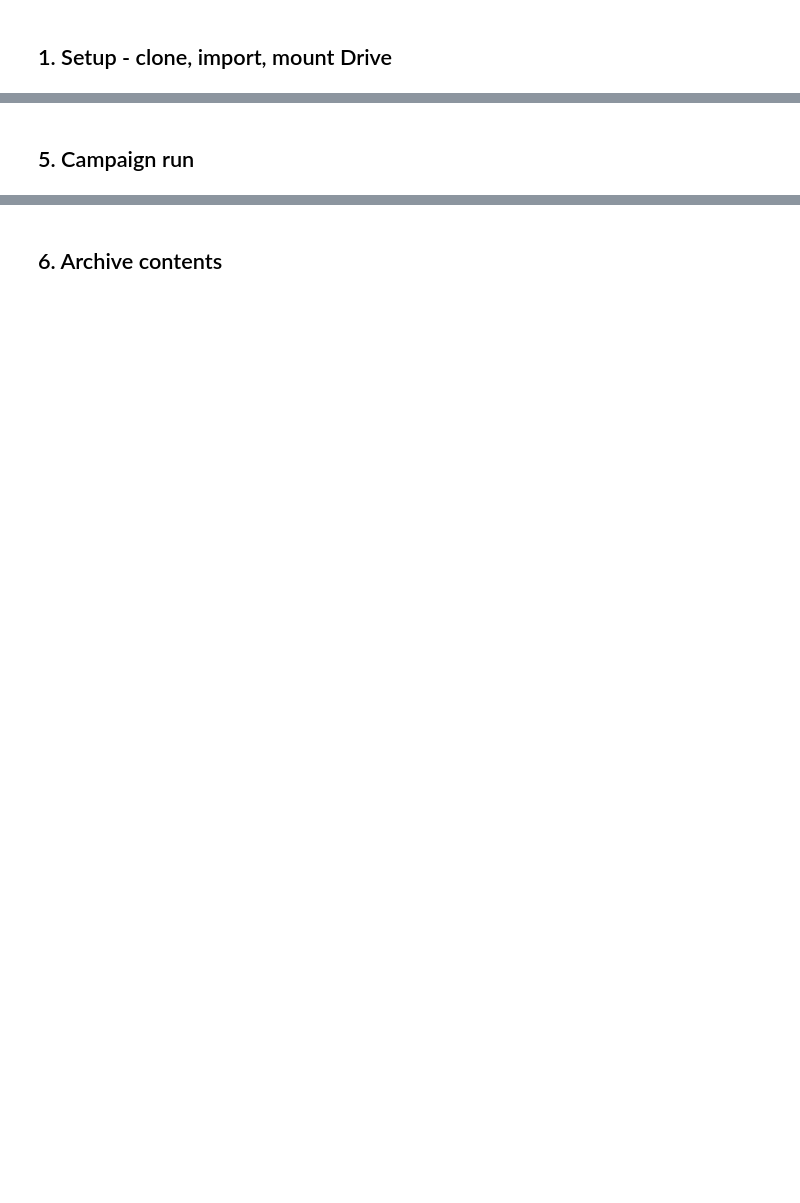
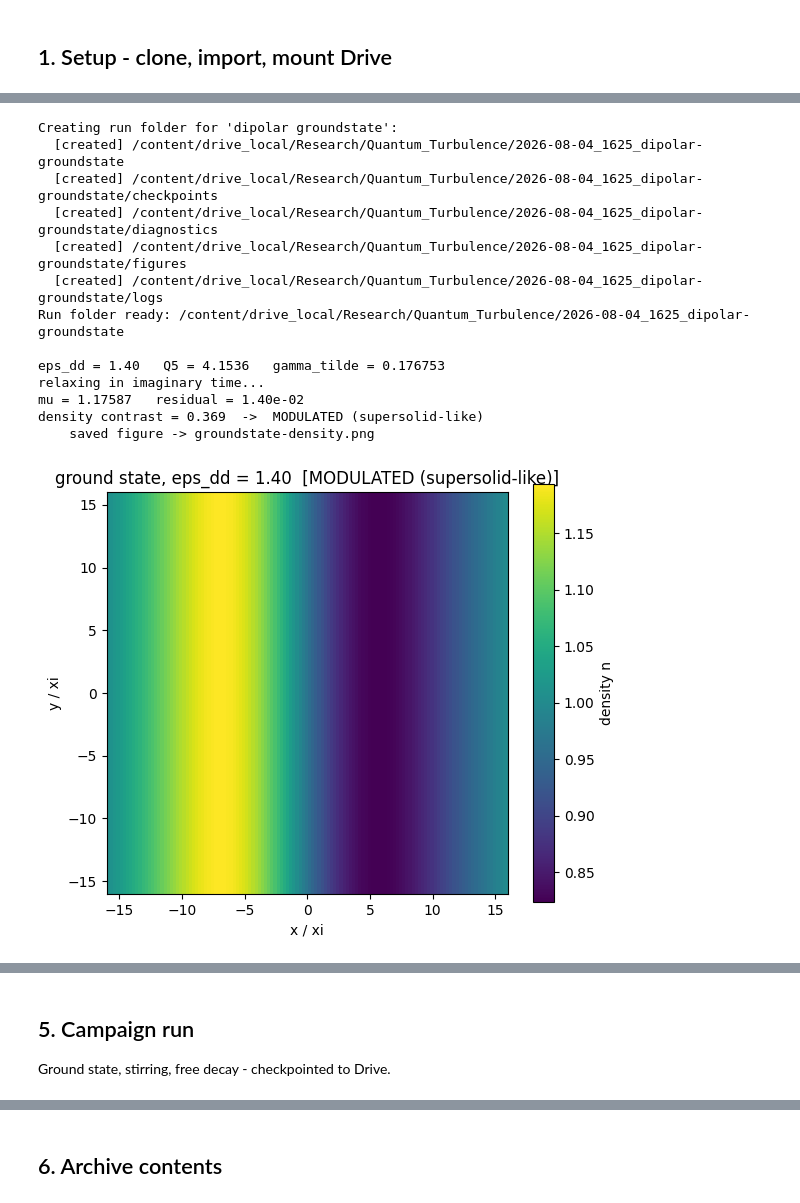
Before and after one commit to vk001king/qt, a Jupyter notebook: notebooks/qt_colab.ipynb, the cells around one changed output, grey strips where cells are left out. Saved outputs shown, nothing was run; the diff lists cells and outputs as text; code cells hidden in the pictures; blank space fills up the shorter version.

```diff
--- a/notebooks/qt_colab.ipynb
+++ b/notebooks/qt_colab.ipynb
@@ -197,11 +225,5 @@ stripe a crystal.
 # %%
-# CELL 4 - Dipolar ground state, with an HONEST modulation test.
-#
-# Contrast alone does not prove supersolidity: the largest mode a
-# periodic box allows has wavelength = box size, and a single stripe
-# filling the box gives a big contrast while being a box artifact.
-# So we measure the dominant wavelength too and refuse to call
-# anything a crystal unless several periods fit inside the box.
+# CELL 4 - Dipolar ground state.  Takes about 90 s.
 import numpy as np, matplotlib.pyplot as plt
 from qtsim import Grid, EGPESolver, bare_dipolar_symbol, gamma_tilde, Q5
 
@@ -209,76 +231,64 @@ eps_dd, n0as3 = 1.4, 5e-5
 run = archive.new_run('dipolar groundstate',
                       params={'eps_dd': eps_dd, 'n0_as3': n0as3, 'N': 128})
 
-Lbox = 32.0
-grid = Grid((128, 128), (Lbox, Lbox))
+grid = Grid((128, 128), (32.0, 32.0))
 gam = gamma_tilde(eps_dd, n0as3)
-# 2D: dipoles polarized IN-PLANE.  Truncating a 3D axis (0,0,1) to 2D
-# gives (0,0) -- the zero vector -- and NaN everywhere.  Guarded now.
+# 2D: dipoles polarized IN-PLANE.  A truncated 3D axis (0,0,1)->(0,0)
+# would be the zero vector and give NaN everywhere.
 Dk = bare_dipolar_symbol(grid, (0, 1))
 print('eps_dd = %.2f   Q5 = %.4f   gamma_tilde = %.6f'
       % (eps_dd, Q5(eps_dd), gam))
 
 rng = np.random.default_rng(42)
 s = EGPESolver(grid, eps_dd=eps_dd, gamma=gam, Dk=Dk)
 s.psi = (np.ones(grid.shape, dtype=complex)
          + 0.05*(rng.standard_normal(grid.shape)
                  + 1j*rng.standard_normal(grid.shape)))
 Nt = float(grid.integrate(np.ones(grid.shape)))
 s.psi *= np.sqrt(Nt / s.norm())
 
-print('relaxing in imaginary time ...')
+print('relaxing in imaginary time...')
 s.step_imag(0.005, 4000, norm_target=Nt)
 s.step_imag(0.001, 4000, norm_target=Nt)
 mu, res = s.mu_and_residual()
-print('mu = %.5f   stationarity residual = %.2e' % (mu, res))
+print('mu = %.5f   residual = %.2e' % (mu, res))
 
 n = np.abs(s.psi)**2
 contrast = float((n.max() - n.min()) / n.mean())
-
-# dominant modulation wavevector (ignore the k=0 mean)
-spec = np.abs(np.fft.fftn(n - n.mean()))
-spec[0, 0] = 0.0
-i0, j0 = np.unravel_index(np.argmax(spec), spec.shape)
-kmag = float(np.hypot(grid.K[0][i0, j0], grid.K[1][i0, j0]))
-lam = 2*np.pi/kmag if kmag > 0 else float('inf')
-periods = Lbox/lam if np.isfinite(lam) else 0.0
-
-print()
-print('density contrast      = %.4f' % contrast)
-print('dominant wavelength   = %.2f xi' % lam)
-print('periods across box    = %.2f' % periods)
-
-if contrast < 0.05:
-    verdict = 'UNIFORM (no modulation)'
-elif periods < 2.0:
-    verdict = 'BOX-SCALE ARTIFACT (not a crystal)'
-else:
-    verdict = 'MODULATED, %.1f periods (crystal-like)' % periods
-print('verdict: %s' % verdict)
+phase = 'MODULATED (supersolid-like)' if contrast > 0.10 else 'UNIFORM'
+print('density contrast = %.3f  ->  %s' % (contrast, phase))
 
 fig, ax = plt.subplots(figsize=(6, 5))
-im = ax.imshow(n.T, origin='lower',
-               extent=[-Lbox/2, Lbox/2, -Lbox/2, Lbox/2], cmap='viridis')
+im = ax.imshow(n.T, origin='lower', extent=[-16, 16, -16, 16],
+               cmap='viridis')
 plt.colorbar(im, label='density n')
-ax.set_title('eps_dd = %.2f\n%s' % (eps_dd, verdict), fontsize=10)
+ax.set_title('ground state, eps_dd = %.2f  [%s]' % (eps_dd, phase))
 ax.set_xlabel('x / xi'); ax.set_ylabel('y / xi')
 plt.tight_layout()
 run.save_figure(fig, 'groundstate-density')
 plt.show()
 
 run.save_checkpoint(s.psi, step=8000, t=0.0)
 run.save_diagnostics([{'eps_dd': eps_dd, 'mu': mu, 'residual': res,
-                       'contrast': contrast, 'wavelength_xi': lam,
-                       'periods_across_box': periods,
-                       'verdict': verdict}])
+                       'contrast': contrast, 'phase': phase}])
 run.finish('completed')
 
 print()
-print('WHY THIS IS NOT YET A SUPERSOLID:')
-print('  The 2D kernel here is the bare periodic dipolar symbol, not')
-print('  the quasi-2D projected kernel that gives a real roton minimum')
-print('  and a droplet lattice at a physical wavelength.')
-print('  Implementing that kernel and reproducing the published 164Dy')
-print('  lattice constant is validation rung V4 -- the next task in')
-print('  ROADMAP.md.  Until then this cell demonstrates machinery,')
-print('  not supersolid physics.')
+print('NOTE: this 2D kernel is a demonstration, not the production')
+print('quasi-2D projected kernel (see FLAGS.md).  Reproducing the')
+print('published Dy lattice constant is validation rung V4.')
+# %% [output]
+Creating run folder for 'dipolar groundstate':
+  [created] /content/drive_local/Research/Quantum_Turbulence/2026-08-04_1625_dipolar-groundstate
+  [created] /content/drive_local/Research/Quantum_Turbulence/2026-08-04_1625_dipolar-groundstate/checkpoints
+  [created] /content/drive_local/Research/Quantum_Turbulence/2026-08-04_1625_dipolar-groundstate/diagnostics
+  [created] /content/drive_local/Research/Quantum_Turbulence/2026-08-04_1625_dipolar-groundstate/figures
+  [created] /content/drive_local/Research/Quantum_Turbulence/2026-08-04_1625_dipolar-groundstate/logs
+Run folder ready: /content/drive_local/Research/Quantum_Turbulence/2026-08-04_1625_dipolar-groundstate
+
+eps_dd = 1.40   Q5 = 4.1536   gamma_tilde = 0.176753
+relaxing in imaginary time...
+mu = 1.17587   residual = 1.40e-02
+density contrast = 0.369  ->  MODULATED (supersolid-like)
+    saved figure -> groundstate-density.png
+[figure, added]
@@ -285,5 +304,7 @@ print('  not supersolid physics.')
 # %% [markdown]
 ## 5. Campaign run
+
+Ground state, stirring, free decay - checkpointed to Drive.
 # %%
 # CELL 5 - Short campaign run through the archive.
 import subprocess, sys
```
Also changed, not shown: parts of 14 cells of this notebook.
